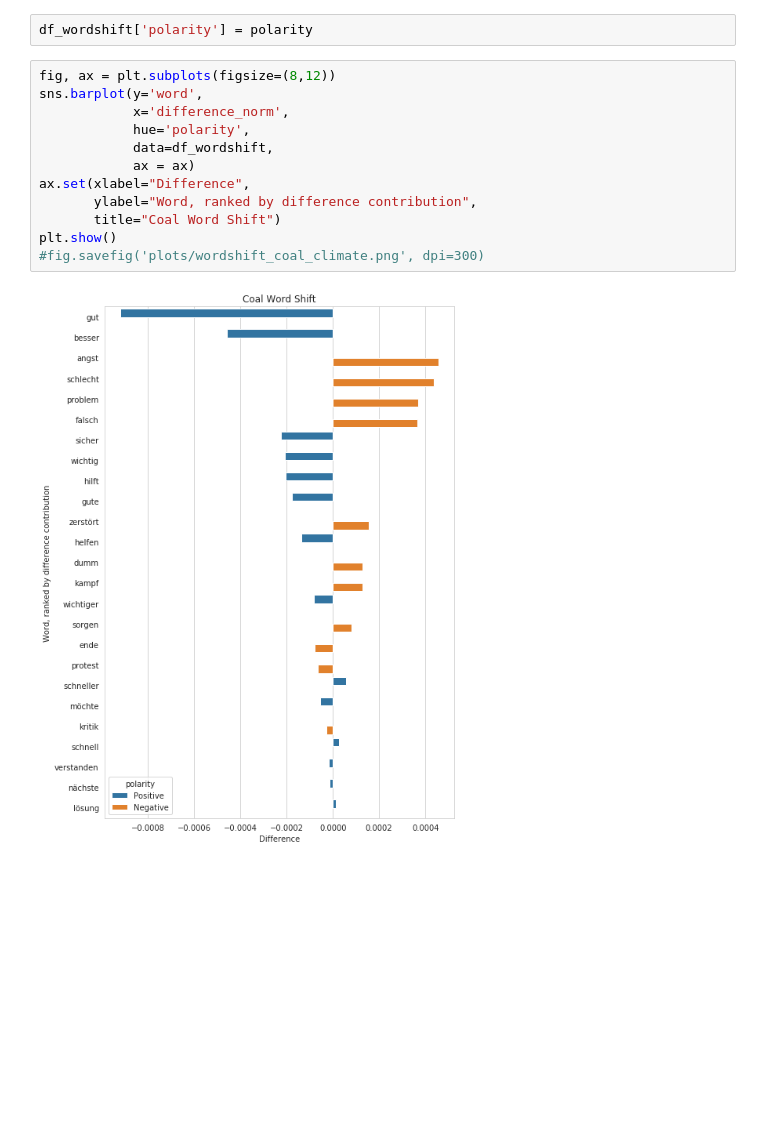
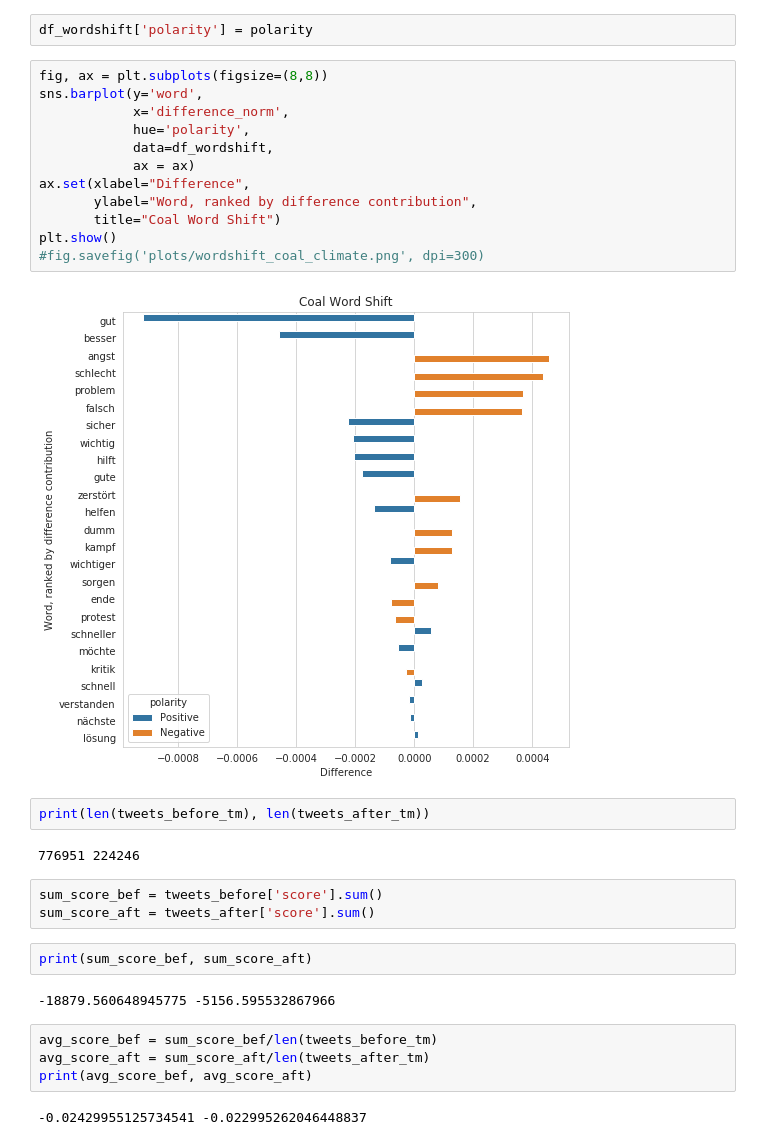
Before and after one commit to yuantinglee/twitter-discourse, a Jupyter notebook: analysis/word_shifts.ipynb, the cells around one changed output. Saved outputs shown, nothing was run; the diff lists cells and outputs as text; blank space fills up the shorter version.

```diff
--- a/analysis/word_shifts.ipynb
+++ b/analysis/word_shifts.ipynb
@@ -1185,16 +1185,33 @@ for i in df_wordshift.index:
 # %%
 df_wordshift['polarity'] = polarity
 # %%
-fig, ax = plt.subplots(figsize=(8,12))
+fig, ax = plt.subplots(figsize=(8,8))
 sns.barplot(y='word',
             x='difference_norm',
             hue='polarity',
             data=df_wordshift,
             ax = ax)
 ax.set(xlabel="Difference",
        ylabel="Word, ranked by difference contribution",
        title="Coal Word Shift")
 plt.show()
 #fig.savefig('plots/wordshift_coal_climate.png', dpi=300)
 # %% [output]
-[figure, old version]
+[figure, new version]
+# %%
+print(len(tweets_before_tm), len(tweets_after_tm))
+# %% [output]
+776951 224246
+# %%
+sum_score_bef = tweets_before['score'].sum()
+sum_score_aft = tweets_after['score'].sum()
+# %%
+print(sum_score_bef, sum_score_aft)
+# %% [output]
+-18879.560648945775 -5156.595532867966
+# %%
+avg_score_bef = sum_score_bef/len(tweets_before_tm)
+avg_score_aft = sum_score_aft/len(tweets_after_tm)
+print(avg_score_bef, avg_score_aft)
+# %% [output]
+-0.02429955125734541 -0.022995262046448837
```
Also changed, not shown: parts of 6 cells of this notebook.
